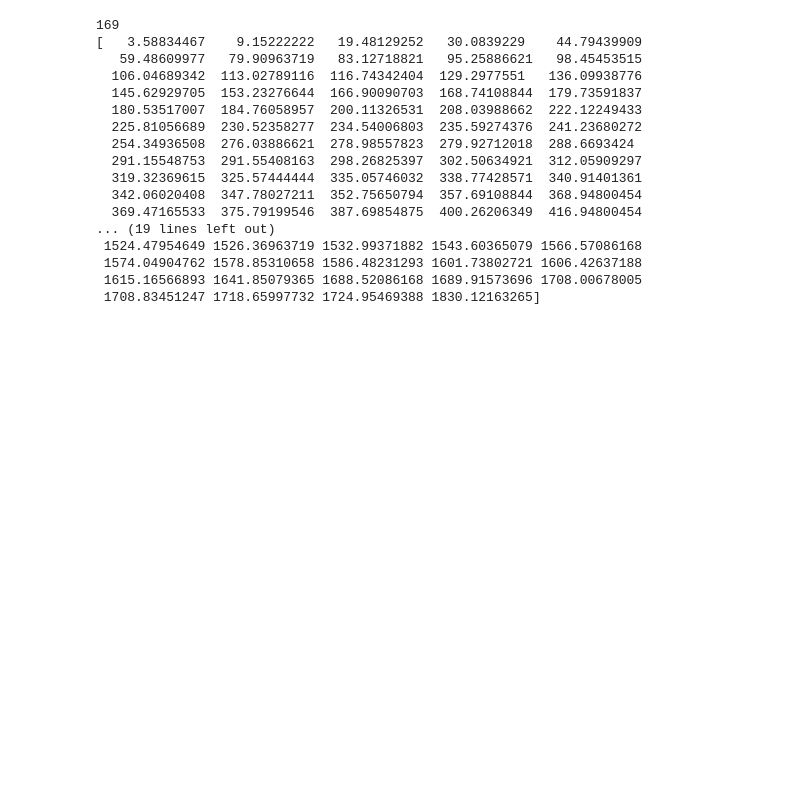
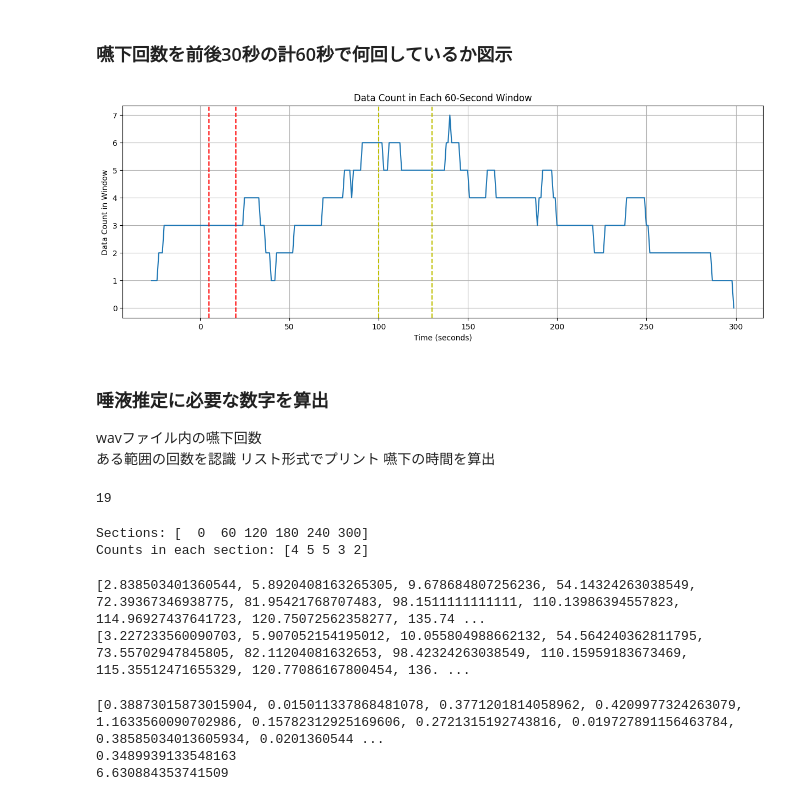
Before and after one commit to Kai-Washino/swallowing-recognition-DLmachine, a Jupyter notebook: uncropped_data.ipynb, the cells around one changed output. Saved outputs shown, nothing was run; the diff lists cells and outputs as text; code cells hidden in the pictures; blank space fills up the shorter version.

```diff
--- a/uncropped_data.ipynb
+++ b/uncropped_data.ipynb
@@ -81,21 +67,44 @@ wav1.display_HTML('out.png')
+# %% [markdown]
+### 嚥下回数を前後30秒の計60秒で何回しているか図示
+# %%
+wav1.plot_swallowing_count(30, 1, red = [5, 20], yellow = [100, 130])
+# %% [output]
+[figure, added]
+# %% [markdown]
+### 唾液推定に必要な数字を算出
+wavファイル内の嚥下回数
+ある範囲の回数を認識
+リスト形式でプリント
+嚥下の時間を算出
 # %%
 print(len(wav1.swallowing_start_idxs))
-print(wav1.swallowing_start_idxs/44100)
+start_array = wav1.swallowing_start_idxs/44100
+end_array = wav1.swallowing_end_idxs/44100
 # %% [output]
-169
-[   3.58834467    9.15222222   19.48129252   30.0839229    44.79439909
-   59.48609977   79.90963719   83.12718821   95.25886621   98.45453515
-  106.04689342  113.02789116  116.74342404  129.2977551   136.09938776
-  145.62929705  153.23276644  166.90090703  168.74108844  179.73591837
-  180.53517007  184.76058957  200.11326531  208.03988662  222.12249433
-  225.81056689  230.52358277  234.54006803  235.59274376  241.23680272
-  254.34936508  276.03886621  278.98557823  279.92712018  288.6693424
-  291.15548753  291.55408163  298.26825397  302.50634921  312.05909297
-  319.32369615  325.57444444  335.05746032  338.77428571  340.91401361
-  342.06020408  347.78027211  352.75650794  357.69108844  368.94800454
-  369.47165533  375.79199546  387.69854875  400.26206349  416.94800454
-... (19 lines left out)
- 1524.47954649 1526.36963719 1532.99371882 1543.60365079 1566.57086168
- 1574.04904762 1578.85310658 1586.48231293 1601.73802721 1606.42637188
- 1615.16566893 1641.85079365 1688.52086168 1689.91573696 1708.00678005
- 1708.83451247 1718.65997732 1724.95469388 1830.12163265]
+19
+# %%
+sections = np.arange(0, 301, 60)
+counts, _ = np.histogram(start_array, bins=sections)
+
+print("Sections:", sections)
+print("Counts in each section:", counts)
+# %% [output]
+Sections: [  0  60 120 180 240 300]
+Counts in each section: [4 5 5 3 2]
+# %%
+start_list = list(start_array)
+end_list = list(end_array)
+print(start_list)
+print(end_list)
+# %% [output]
+[2.838503401360544, 5.8920408163265305, 9.678684807256236, 54.14324263038549, 72.39367346938775, 81.95421768707483, 98.1511111111111, 110.13986394557823, 114.96927437641723, 120.75072562358277, 135.74 ...
+[3.227233560090703, 5.907052154195012, 10.055804988662132, 54.564240362811795, 73.55702947845805, 82.11204081632653, 98.42324263038549, 110.15959183673469, 115.35512471655329, 120.77086167800454, 136. ...
+# %%
+time = end_array - start_array
+print(list(time))
+print((np.mean(time)))
+print(np.sum(time))
+# %% [output]
+[0.38873015873015904, 0.015011337868481078, 0.3771201814058962, 0.4209977324263079, 1.1633560090702986, 0.15782312925169606, 0.2721315192743816, 0.019727891156463784, 0.38585034013605934, 0.0201360544 ...
+0.3489939133548163
+6.630884353741509
```
Also changed, not shown: parts of 10 cells of this notebook.
